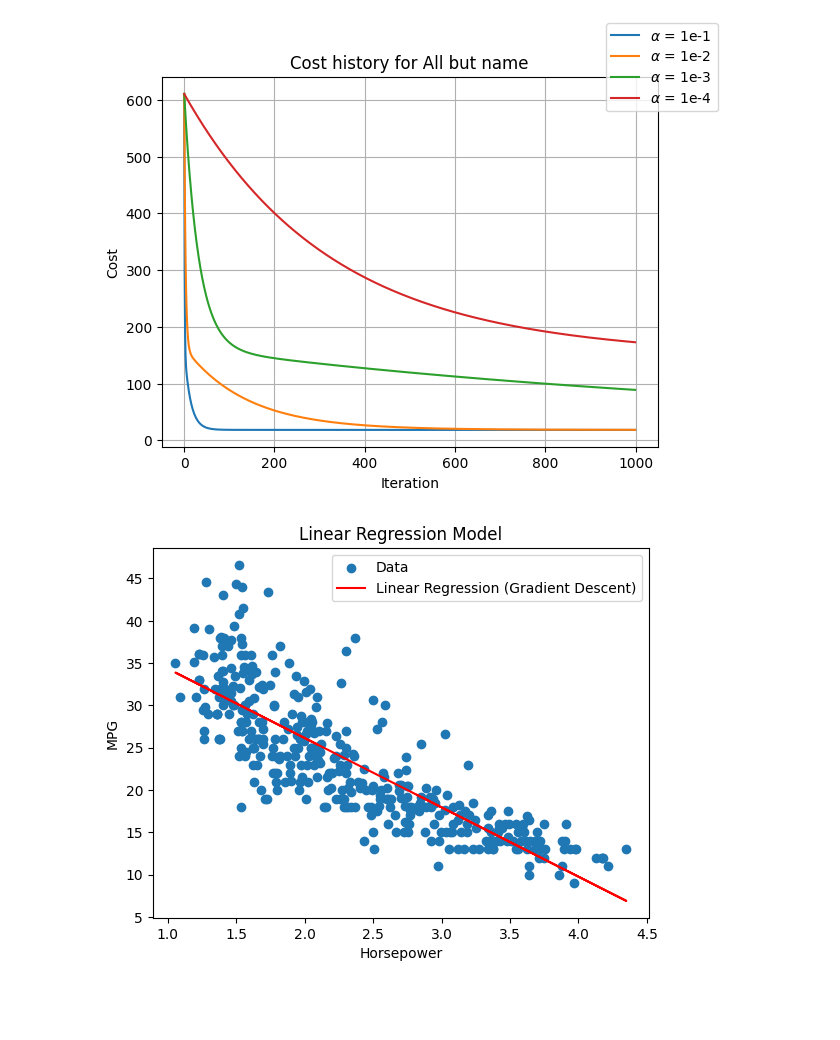
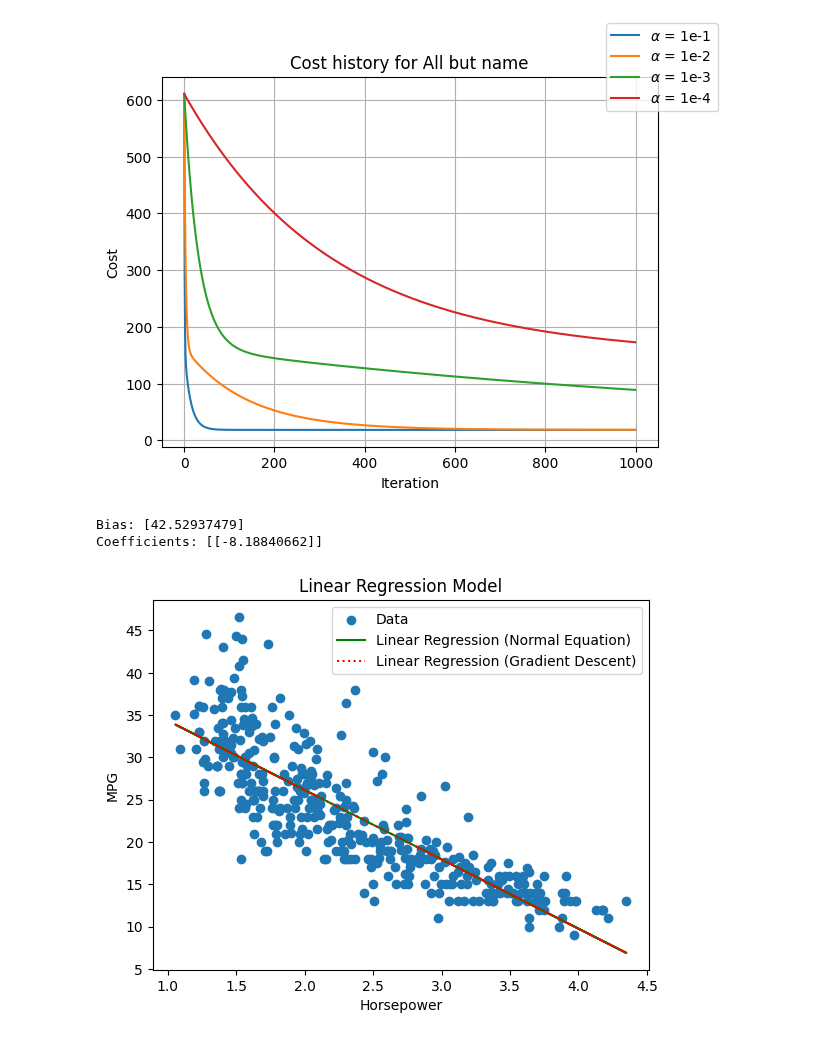
Before and after one commit to vjhwong/DL4IA, a Jupyter notebook: Assignment 1/assignment_1.ipynb, the cells around one changed output. Saved outputs shown, nothing was run; the diff lists cells and outputs as text; code cells hidden in the pictures; blank space fills up the shorter version.

Commit message:
Added normal equation linear model

```diff
--- a/Assignment 1/assignment_1.ipynb
+++ b/Assignment 1/assignment_1.ipynb
@@ -78,13 +58,38 @@ for X_train, title in zip(training_sets, titles):
 # %% [output]
 [figure]
 [figure]
+# %%
+import numpy as np
+
+# Define the feature matrix X and the target variable y
+X = X_train_normalized[:, 3].reshape(-1, 1)
+y = y_train
+
+# Add a column of ones to X for the bias term
+X = np.concatenate((np.ones((X.shape[0], 1)), X), axis=1)
+
+# Calculate the optimal parameters using the normal equation
+parameters = np.linalg.inv(X.T @ X) @ X.T @ y
+
+# Separate the bias term and the coefficients
+bias = parameters[0]
+coefficients = parameters[1:]
+
+# Print the parameters
+print("Bias:", bias)
+print("Coefficients:", coefficients)
+# %% [output]
+Bias: [42.52937479]
+Coefficients: [[-8.18840662]]
 # %%
 plt.scatter(X_train_normalized[:, 3], y_train, label="Data")
-plt.plot(X_train_normalized[:, 3], X_train_normalized[:, 3] * parameters_1[1] + parameters_1[0], color='red', label="Linear Regression (Gradient Descent)")
+plt.plot(X_train_normalized[:, 3], X_train_normalized[:, 3] * coefficients[0] + bias[0], color='green', linestyle="solid", label="Linear Regression (Normal Equation)")
+
+plt.plot(X_train_normalized[:, 3], X_train_normalized[:, 3] * weight_1[0] + offset_1, color='red', linestyle= "dotted", label="Linear Regression (Gradient Descent)")
 plt.xlabel("Horsepower")
 plt.ylabel("MPG")
 plt.title("Linear Regression Model")
 plt.legend()
 plt.show()
 # %% [output]
-[figure, old version]
+[figure, new version]
```
Also changed, not shown: parts of 1 cell of this notebook.
